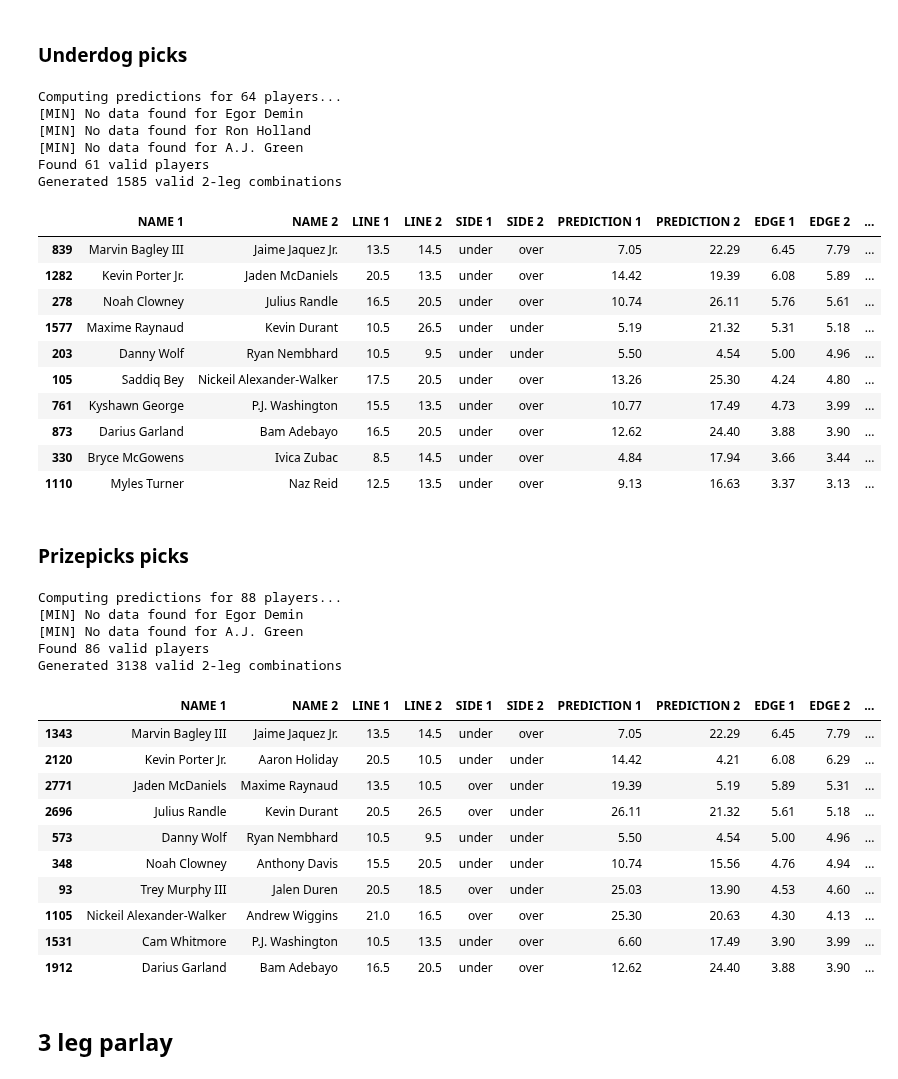
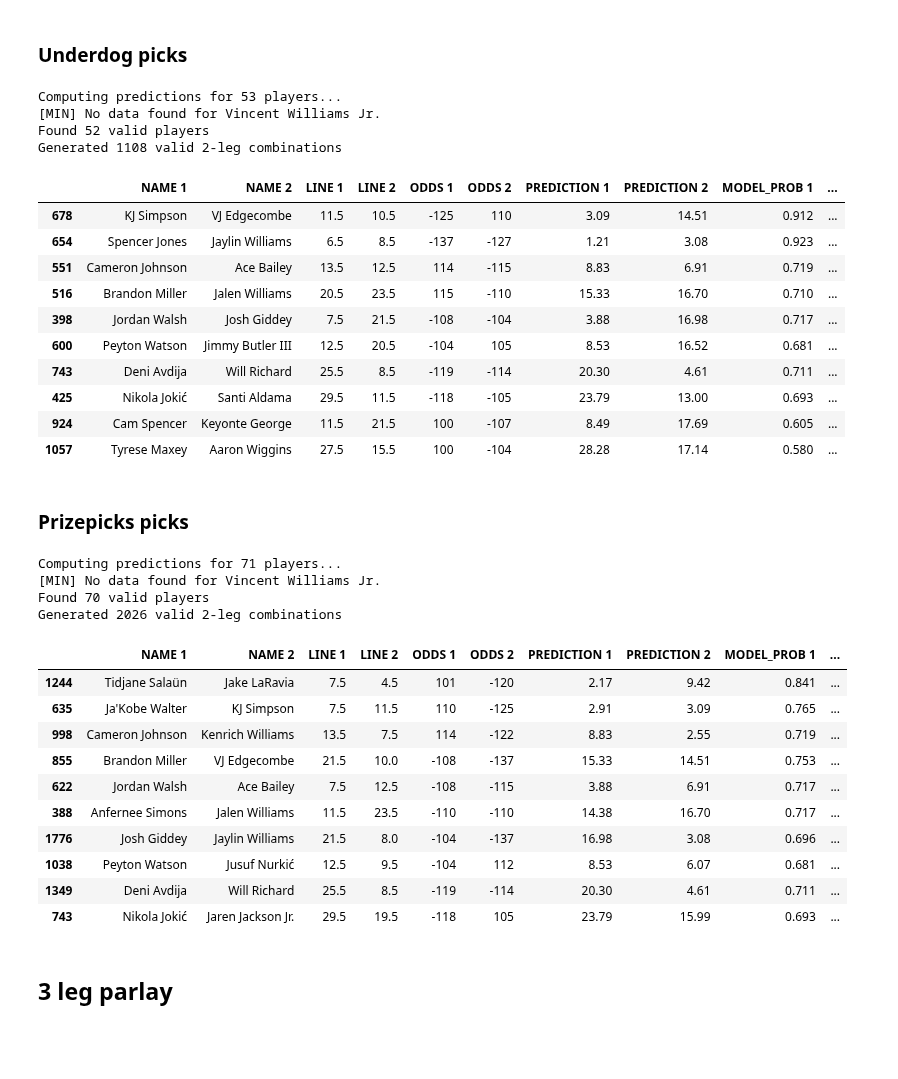
Before and after one commit to spon7ge/NBA-Prop-Predictor, a Jupyter notebook: src/pipeline/live_pipeline.ipynb, the cells around one changed output. Saved outputs shown, nothing was run; the diff lists cells and outputs as text; code cells hidden in the pictures; blank space fills up the shorter version.

Commit message:
updated the probabilities my model uses

```diff
--- a/src/pipeline/live_pipeline.ipynb
+++ b/src/pipeline/live_pipeline.ipynb
@@ -90,41 +90,39 @@ engine = FeatureEngine({
 # %%
 dfsPTS = dfsData[(dfsData['BOOKMAKER'] == 'Underdog') & (dfsData['CATEGORY'] == 'player_points')]
 
 underdogPairs = calculate2LegBets(
     data=s26,
     bookmakers=dfsPTS,
     engine=engine,
     current_date=current_date,
     top_n=10,                    # Get top 10 bets
     max_player_appearances=1,    # Each player appears max once
     projectedStartingFive=projectedStartingFive,
     mainStartingFive=mainStartingFive,
     teamStarPlayer=teamStarPlayer,
     league_df=league_df,
     findOpp=findOpp
 )
 
-# underdogPairs = underdogPairs[['NAME 1', 'NAME 2', 'LINE 1', 'LINE 2','ODDS 1', 'ODDS 2', 'PREDICTION 1', 'PREDICTION 2', 'PROB 1', 'PROB 2', 'MODEL SIDE 1', 'MODEL SIDE 2', 'RECOMMENDATION','EV%', 'KELLY FULL', 'SIGMA FLAG 1', 'SIGMA FLAG 2']]
+underdogPairs = underdogPairs[['NAME 1', 'NAME 2', 'LINE 1', 'LINE 2','ODDS 1', 'ODDS 2','PREDICTION 1', 'PREDICTION 2', 'MODEL_PROB 1', 'MODEL_PROB 2', 'SIDE 1', 'SIDE 2', 'PARLAY_PROB', 'PARLAY_ODDS', 'EV_PERCENT', 'KELLY_QUARTER']]
 underdogPairs.to_csv('data/props/ev_analysis/underdogPairs.csv', index=False)
 underdogPairs
 # %% [output]
-Computing predictions for 64 players...
-[MIN] No data found for Egor Demin
-[MIN] No data found for Ron Holland
-[MIN] No data found for A.J. Green
-Found 61 valid players
-Generated 1585 valid 2-leg combinations
+Computing predictions for 53 players...
+[MIN] No data found for Vincent Williams Jr.
+Found 52 valid players
+Generated 1108 valid 2-leg combinations
-|  | NAME 1 | NAME 2 | LINE 1 | LINE 2 | SIDE 1 | SIDE 2 | PREDICTION 1 | PREDICTION 2 | EDGE 1 | EDGE 2 | ... |
-| 839 | Marvin Bagley III | Jaime Jaquez Jr. | 13.5 | 14.5 | under | over | 7.05 | 22.29 | 6.45 | 7.79 | ... |
-| 1282 | Kevin Porter Jr. | Jaden McDaniels | 20.5 | 13.5 | under | over | 14.42 | 19.39 | 6.08 | 5.89 | ... |
-| 278 | Noah Clowney | Julius Randle | 16.5 | 20.5 | under | over | 10.74 | 26.11 | 5.76 | 5.61 | ... |
-| 1577 | Maxime Raynaud | Kevin Durant | 10.5 | 26.5 | under | under | 5.19 | 21.32 | 5.31 | 5.18 | ... |
-| 203 | Danny Wolf | Ryan Nembhard | 10.5 | 9.5 | under | under | 5.50 | 4.54 | 5.00 | 4.96 | ... |
-| 105 | Saddiq Bey | Nickeil Alexander-Walker | 17.5 | 20.5 | under | over | 13.26 | 25.30 | 4.24 | 4.80 | ... |
-| 761 | Kyshawn George | P.J. Washington | 15.5 | 13.5 | under | over | 10.77 | 17.49 | 4.73 | 3.99 | ... |
-| 873 | Darius Garland | Bam Adebayo | 16.5 | 20.5 | under | over | 12.62 | 24.40 | 3.88 | 3.90 | ... |
-| 330 | Bryce McGowens | Ivica Zubac | 8.5 | 14.5 | under | over | 4.84 | 17.94 | 3.66 | 3.44 | ... |
-| 1110 | Myles Turner | Naz Reid | 12.5 | 13.5 | under | over | 9.13 | 16.63 | 3.37 | 3.13 | ... |
+|  | NAME 1 | NAME 2 | LINE 1 | LINE 2 | ODDS 1 | ODDS 2 | PREDICTION 1 | PREDICTION 2 | MODEL_PROB 1 | ... |
+| 678 | KJ Simpson | VJ Edgecombe | 11.5 | 10.5 | -125 | 110 | 3.09 | 14.51 | 0.912 | ... |
+| 654 | Spencer Jones | Jaylin Williams | 6.5 | 8.5 | -137 | -127 | 1.21 | 3.08 | 0.923 | ... |
+| 551 | Cameron Johnson | Ace Bailey | 13.5 | 12.5 | 114 | -115 | 8.83 | 6.91 | 0.719 | ... |
+| 516 | Brandon Miller | Jalen Williams | 20.5 | 23.5 | 115 | -110 | 15.33 | 16.70 | 0.710 | ... |
+| 398 | Jordan Walsh | Josh Giddey | 7.5 | 21.5 | -108 | -104 | 3.88 | 16.98 | 0.717 | ... |
+| 600 | Peyton Watson | Jimmy Butler III | 12.5 | 20.5 | -104 | 105 | 8.53 | 16.52 | 0.681 | ... |
+| 743 | Deni Avdija | Will Richard | 25.5 | 8.5 | -119 | -114 | 20.30 | 4.61 | 0.711 | ... |
+| 425 | Nikola Jokić | Santi Aldama | 29.5 | 11.5 | -118 | -105 | 23.79 | 13.00 | 0.693 | ... |
+| 924 | Cam Spencer | Keyonte George | 11.5 | 21.5 | 100 | -107 | 8.49 | 17.69 | 0.605 | ... |
+| 1057 | Tyrese Maxey | Aaron Wiggins | 27.5 | 15.5 | 100 | -104 | 28.28 | 17.14 | 0.580 | ... |
 # %% [markdown]
 ### Prizepicks picks
 # %%
@@ -144,26 +142,25 @@ prizepicksPairs = calculate2LegBets(
     findOpp=findOpp
 )
 
-
+prizepicksPairs = prizepicksPairs[['NAME 1', 'NAME 2', 'LINE 1', 'LINE 2','ODDS 1', 'ODDS 2','PREDICTION 1', 'PREDICTION 2', 'MODEL_PROB 1', 'MODEL_PROB 2', 'SIDE 1', 'SIDE 2', 'PARLAY_PROB', 'PARLAY_ODDS', 'EV_PERCENT', 'KELLY_QUARTER']]
 prizepicksPairs.to_csv('data/props/ev_analysis/prizepicksPairs.csv', index=False)
 prizepicksPairs
 # %% [output]
-Computing predictions for 88 players...
-[MIN] No data found for Egor Demin
-[MIN] No data found for A.J. Green
-Found 86 valid players
-Generated 3138 valid 2-leg combinations
+Computing predictions for 71 players...
+[MIN] No data found for Vincent Williams Jr.
+Found 70 valid players
+Generated 2026 valid 2-leg combinations
-|  | NAME 1 | NAME 2 | LINE 1 | LINE 2 | SIDE 1 | SIDE 2 | PREDICTION 1 | PREDICTION 2 | EDGE 1 | EDGE 2 | ... |
-| 1343 | Marvin Bagley III | Jaime Jaquez Jr. | 13.5 | 14.5 | under | over | 7.05 | 22.29 | 6.45 | 7.79 | ... |
-| 2120 | Kevin Porter Jr. | Aaron Holiday | 20.5 | 10.5 | under | under | 14.42 | 4.21 | 6.08 | 6.29 | ... |
-| 2771 | Jaden McDaniels | Maxime Raynaud | 13.5 | 10.5 | over | under | 19.39 | 5.19 | 5.89 | 5.31 | ... |
-| 2696 | Julius Randle | Kevin Durant | 20.5 | 26.5 | over | under | 26.11 | 21.32 | 5.61 | 5.18 | ... |
-| 573 | Danny Wolf | Ryan Nembhard | 10.5 | 9.5 | under | under | 5.50 | 4.54 | 5.00 | 4.96 | ... |
-| 348 | Noah Clowney | Anthony Davis | 15.5 | 20.5 | under | under | 10.74 | 15.56 | 4.76 | 4.94 | ... |
-| 93 | Trey Murphy III | Jalen Duren | 20.5 | 18.5 | over | under | 25.03 | 13.90 | 4.53 | 4.60 | ... |
-| 1105 | Nickeil Alexander-Walker | Andrew Wiggins | 21.0 | 16.5 | over | over | 25.30 | 20.63 | 4.30 | 4.13 | ... |
-| 1531 | Cam Whitmore | P.J. Washington | 10.5 | 13.5 | under | over | 6.60 | 17.49 | 3.90 | 3.99 | ... |
-| 1912 | Darius Garland | Bam Adebayo | 16.5 | 20.5 | under | over | 12.62 | 24.40 | 3.88 | 3.90 | ... |
+|  | NAME 1 | NAME 2 | LINE 1 | LINE 2 | ODDS 1 | ODDS 2 | PREDICTION 1 | PREDICTION 2 | MODEL_PROB 1 | ... |
+| 1244 | Tidjane Salaün | Jake LaRavia | 7.5 | 4.5 | 101 | -120 | 2.17 | 9.42 | 0.841 | ... |
+| 635 | Ja'Kobe Walter | KJ Simpson | 7.5 | 11.5 | 110 | -125 | 2.91 | 3.09 | 0.765 | ... |
+| 998 | Cameron Johnson | Kenrich Williams | 13.5 | 7.5 | 114 | -122 | 8.83 | 2.55 | 0.719 | ... |
+| 855 | Brandon Miller | VJ Edgecombe | 21.5 | 10.0 | -108 | -137 | 15.33 | 14.51 | 0.753 | ... |
+| 622 | Jordan Walsh | Ace Bailey | 7.5 | 12.5 | -108 | -115 | 3.88 | 6.91 | 0.717 | ... |
+| 388 | Anfernee Simons | Jalen Williams | 11.5 | 23.5 | -110 | -110 | 14.38 | 16.70 | 0.717 | ... |
+| 1776 | Josh Giddey | Jaylin Williams | 21.5 | 8.0 | -104 | -137 | 16.98 | 3.08 | 0.696 | ... |
+| 1038 | Peyton Watson | Jusuf Nurkić | 12.5 | 9.5 | -104 | 112 | 8.53 | 6.07 | 0.681 | ... |
+| 1349 | Deni Avdija | Will Richard | 25.5 | 8.5 | -119 | -114 | 20.30 | 4.61 | 0.711 | ... |
+| 743 | Nikola Jokić | Jaren Jackson Jr. | 29.5 | 19.5 | -118 | 105 | 23.79 | 15.99 | 0.693 | ... |
 # %% [markdown]
 ## 3 leg parlay
 # %% [markdown]
```
Also changed, not shown: parts of 4 cells of this notebook, 8 other files.
